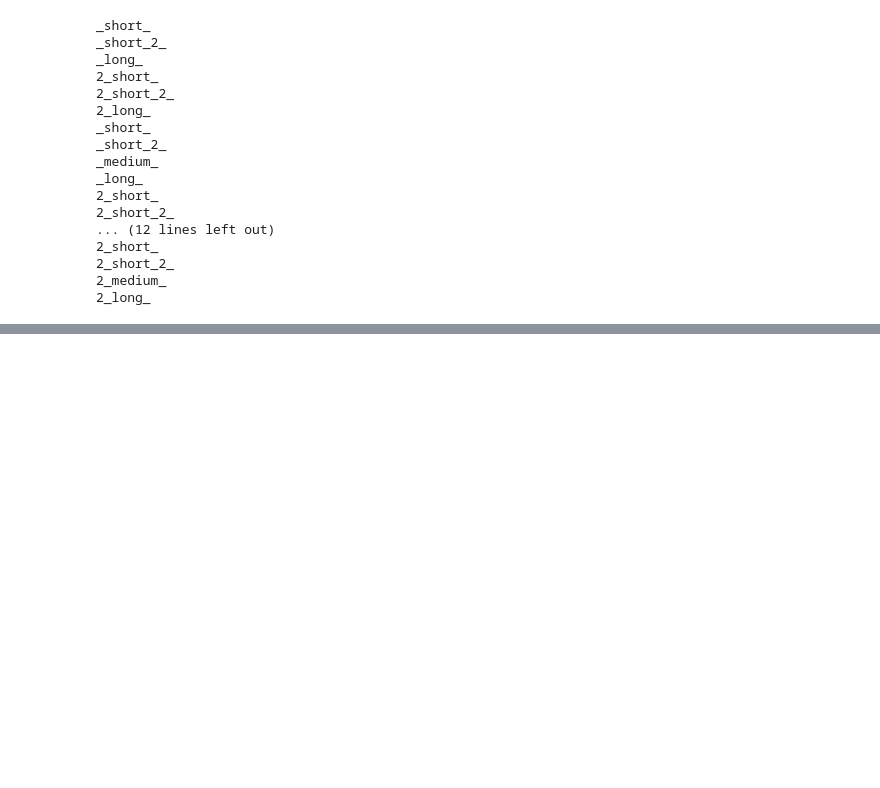
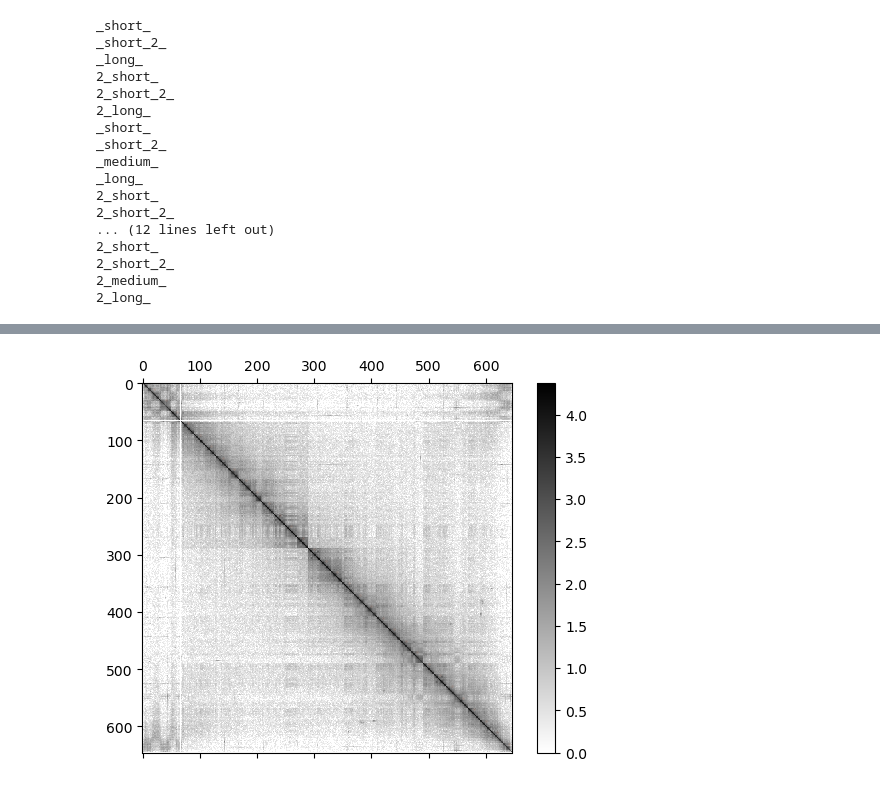
Before and after one commit to Dv1t/HICT_Patterns, a Jupyter notebook: notebooks/models_experiments.ipynb, the cells around one changed output, grey strips where cells are left out. Drawn from its saved outputs; the diff is of its cells as text; code cells hidden in the pictures; blank space fills up the shorter version.

```diff
--- a/notebooks/models_experiments.ipynb
+++ b/notebooks/models_experiments.ipynb
@@ -173,0 +230,22 @@ type(Model(inputs, outputs))
+# %%
+chr = 'Chr3'
+resolution = 100000
+c = cooler.Cooler(f'{local_path}data/arab/ARAB_del_4DN.mcool::/resolutions/{resolution}')
+matrix = c.matrix(balance=False).fetch(chr)
+
+
+fig = plt.figure()
+ax = fig.add_subplot(111)
+im = ax.matshow(np.log10(matrix+1), cmap=clr_map)
+fig.colorbar(im)
+
+trans = pd.read_csv(f'{local_path}data/arab/deletions_1M.csv')
+trans = trans[trans.label != 'inversion']
+trans = trans[trans.chr == chr]
+trans['start_res'] = trans.start // resolution
+trans['end_res'] = trans.end // resolution
+
+plt.scatter(trans['end_res'],trans['start_res'],s=0.01, c='#E9967A')
+plt.savefig('output.png', dpi = 1000)
+# %% [output]
+[figure, added]
```
Also changed, not shown: parts of 13 cells of this notebook, 26 other files.
